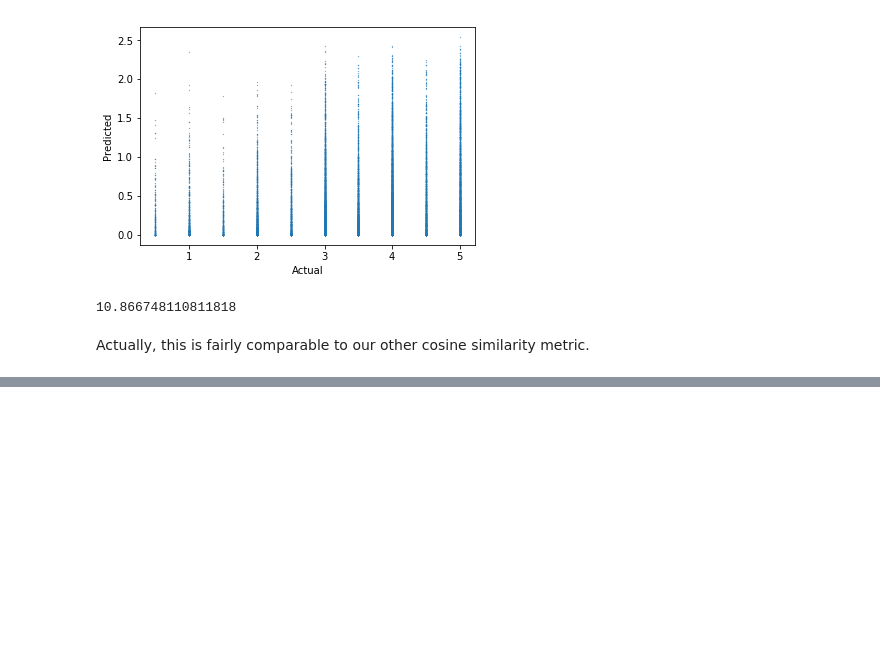
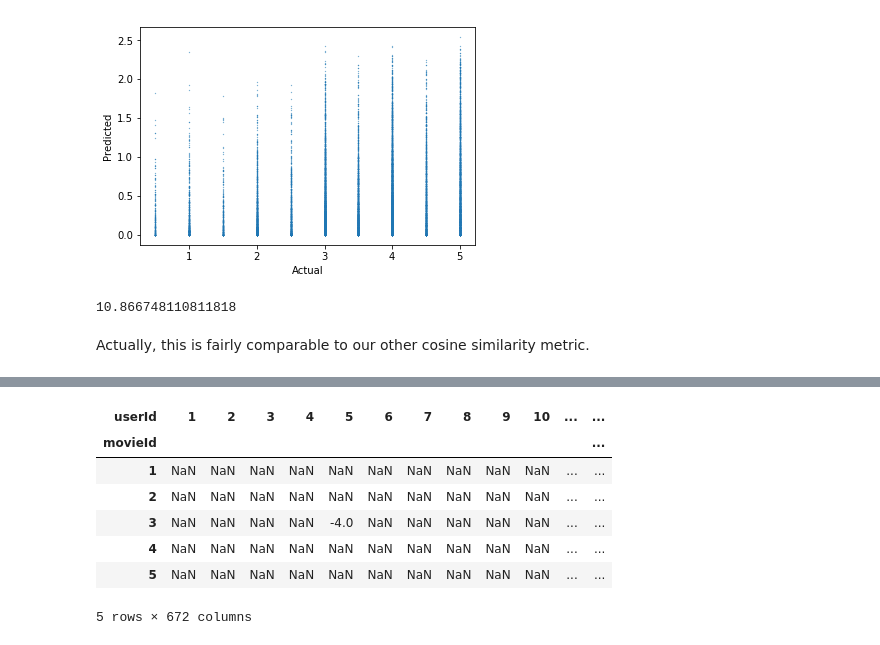
Before and after one commit to ahriley/movie-matchmaker, a Jupyter notebook: 1_pearson.ipynb, the cells around one changed output, grey strips where cells are left out. Saved outputs shown, nothing was run; the diff lists cells and outputs as text; code cells hidden in the pictures; blank space fills up the shorter version.

```diff
--- a/1_pearson.ipynb
+++ b/1_pearson.ipynb
@@ -271,0 +329,3 @@ Actually, this is fairly comparable to our other cosine similarity metric.
+# %%
+sim = ratings.corr()
+sim.head()
@@ -271,0 +341,8 @@ Actually, this is fairly comparable to our other cosine similarity metric.
+# %%
+me = ratings['me']
+print(me.head())
+
+### Locate all movies that I rated and ignore nans.
+moviesrated = np.unique(me[me.values>0].index)
+print(len(me),len(moviesrated))
+print(moviesrated[:5])
@@ -271,0 +359,5 @@ Actually, this is fairly comparable to our other cosine similarity metric.
+# %%
+### Pull out the rows for the movies I didn't rate.
+unknown_movies = ratings[~ratings.index.isin(moviesrated)]
+print(unknown_movies.head())
+print(len(unknown_movies))
@@ -271,0 +383,4 @@ Actually, this is fairly comparable to our other cosine similarity metric.
+# %%
+### Pull out my similarities to other users
+tempsim = sim.iloc[-1]
+tempsim.head()
@@ -271,0 +395,13 @@ Actually, this is fairly comparable to our other cosine similarity metric.
+# %%
+### Multiply these movies by the weights from other users
+temp_weights = np.transpose(tempsim)*unknown_movies
+temp_weights.head()
+# %% [output]
+| userId | 1 | 2 | 3 | 4 | 5 | 6 | 7 | 8 | 9 | 10 | ... | ... |
+| movieId |  |  |  |  |  |  |  |  |  |  |  | ... |
+| 1 | NaN | NaN | NaN | NaN | NaN | NaN | NaN | NaN | NaN | NaN | ... | ... |
+| 2 | NaN | NaN | NaN | NaN | NaN | NaN | NaN | NaN | NaN | NaN | ... | ... |
+| 3 | NaN | NaN | NaN | NaN | -4.0 | NaN | NaN | NaN | NaN | NaN | ... | ... |
+| 4 | NaN | NaN | NaN | NaN | NaN | NaN | NaN | NaN | NaN | NaN | ... | ... |
+| 5 | NaN | NaN | NaN | NaN | NaN | NaN | NaN | NaN | NaN | NaN | ... | ... |
+5 rows × 672 columns
```
Also changed, not shown: parts of 28 cells of this notebook.
